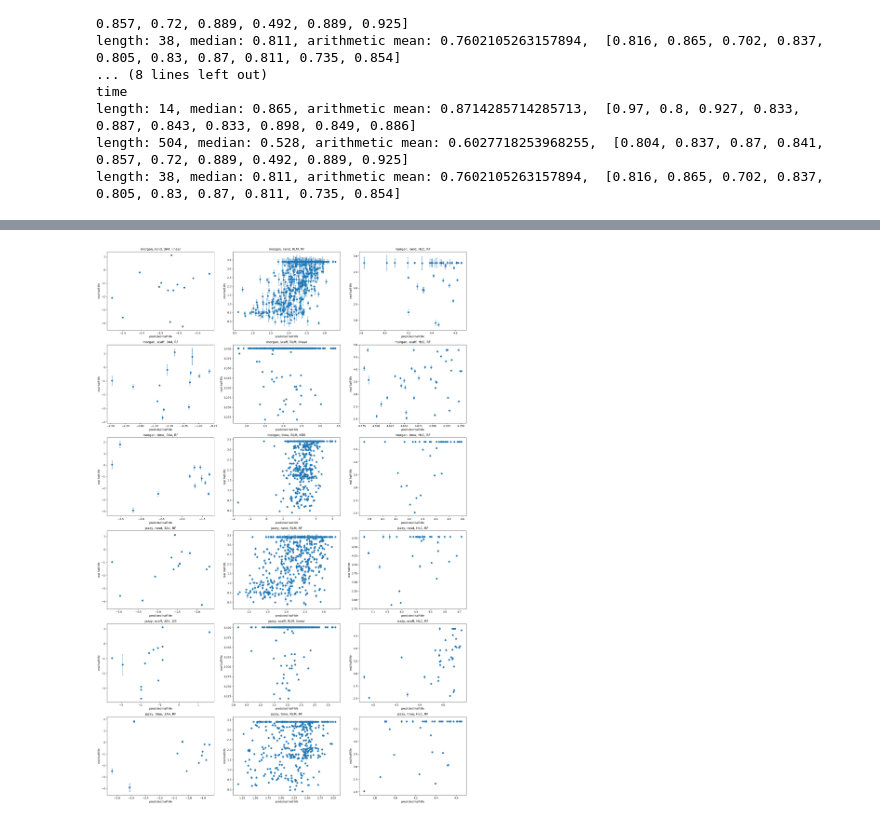
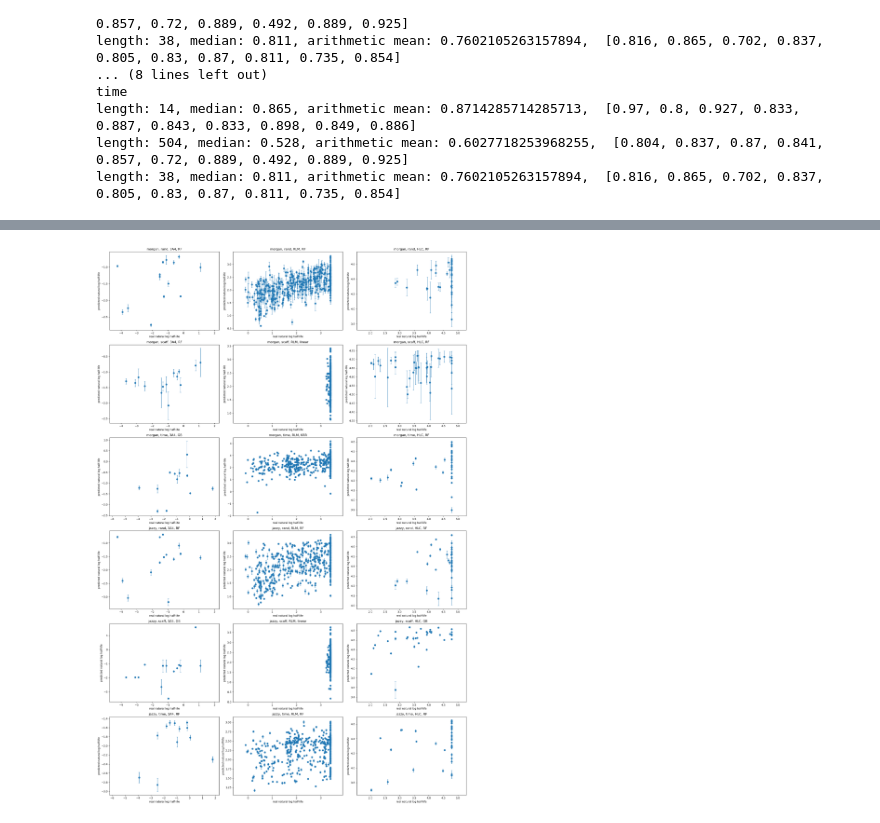
Before and after one commit to hruska-lab/metabolism-hyperparameter-optimization, a Jupyter notebook: optuna-data-analysis.ipynb, the cells around one changed output, grey strips where cells are left out. Saved outputs shown, nothing was run; the diff lists cells and outputs as text; code cells hidden in the pictures.

```diff
--- a/optuna-data-analysis.ipynb
+++ b/optuna-data-analysis.ipynb
@@ -398,28 +400,32 @@ plt.show()
 # %%
 # Create a 20x3 grid of subplots
 fig, axs = plt.subplots(6, 3, figsize=(20, 30))
 
 plot_counter = 0
 # Loop through each subplot and plot different data
 for _type in feature_types:
     for splitter in splitters:
         for isozyme in isozymes:
             model_id = best_models[_type][splitter][isozyme]
-            plot_x = y_predicted[_type][splitter][isozyme][model_id]
-            plot_y = np.log(halflives[_type][splitter][isozyme]["test"])
+            plot_x = np.log(halflives[_type][splitter][isozyme]["test"])
+            plot_y = y_predicted[_type][splitter][isozyme][model_id]
             std = stds[_type][splitter][isozyme][model_id]
+
+            all_dataset_halflives = np.log(list(halflives[_type][splitter][isozyme]["train"]) + list(halflives[_type][splitter][isozyme]["test"]))
 
             # Get the current axis based on the plot counter
             ax = axs[plot_counter // 3, plot_counter % 3]
 
             # Plot the data and customize the subplot
             ax.errorbar(plot_x, plot_y, yerr=std, fmt='o', linewidth=1, capsize=2)
             ax.set_title(f'{_type}, {splitter}, {isozyme}, {model_id}')
-            ax.set(xlabel='predicted half-life', ylabel='real half-life')
+            ax.set_xlim([min(all_dataset_halflives) - 0.5, max(all_dataset_halflives) + 0.5])
+            #ax.set_xlim([0, 3.3])
+            ax.set(xlabel='real natural log half-life', ylabel='predicted natural log half-life')
 
             plot_counter += 1
 
 plt.tight_layout()  # Ensure the subplots are properly laid out
 plt.show()
 # %% [output]
-[figure, old version]
+[figure, new version]
```
Also changed, not shown: parts of 3 cells of this notebook, 15 other files.
